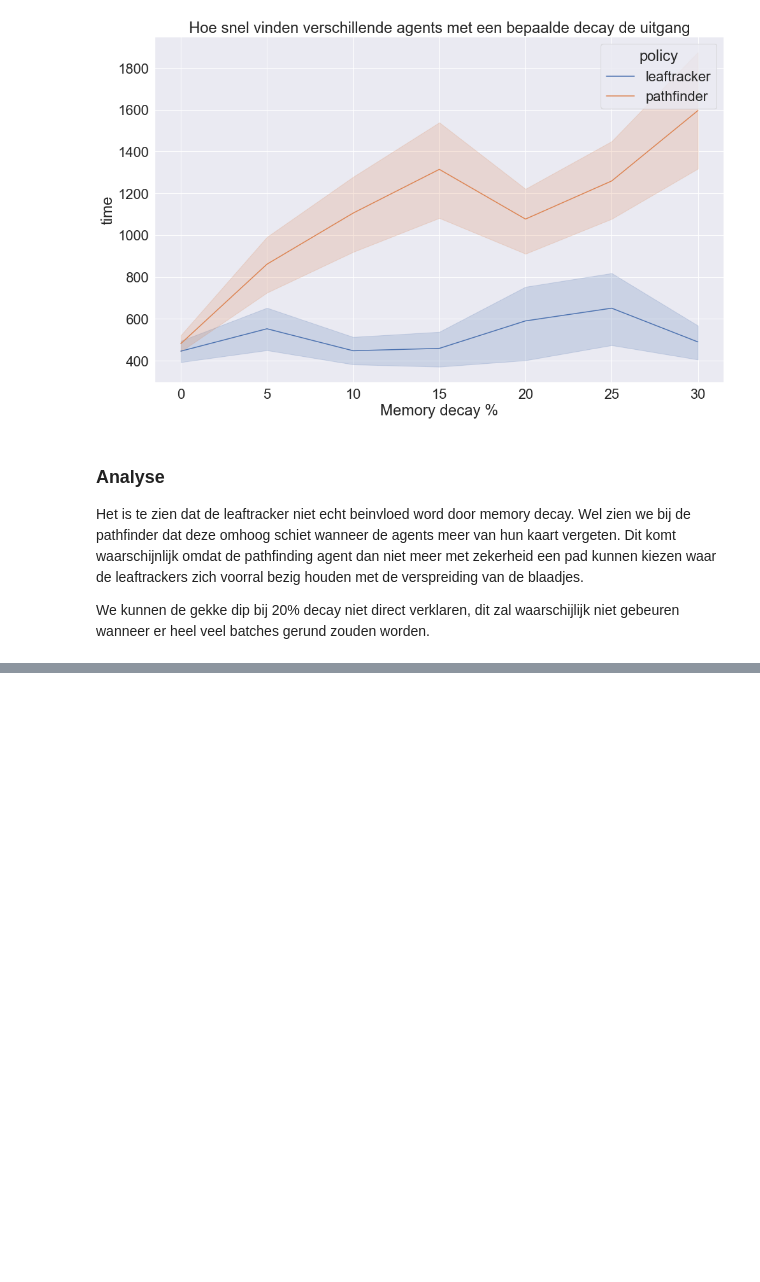
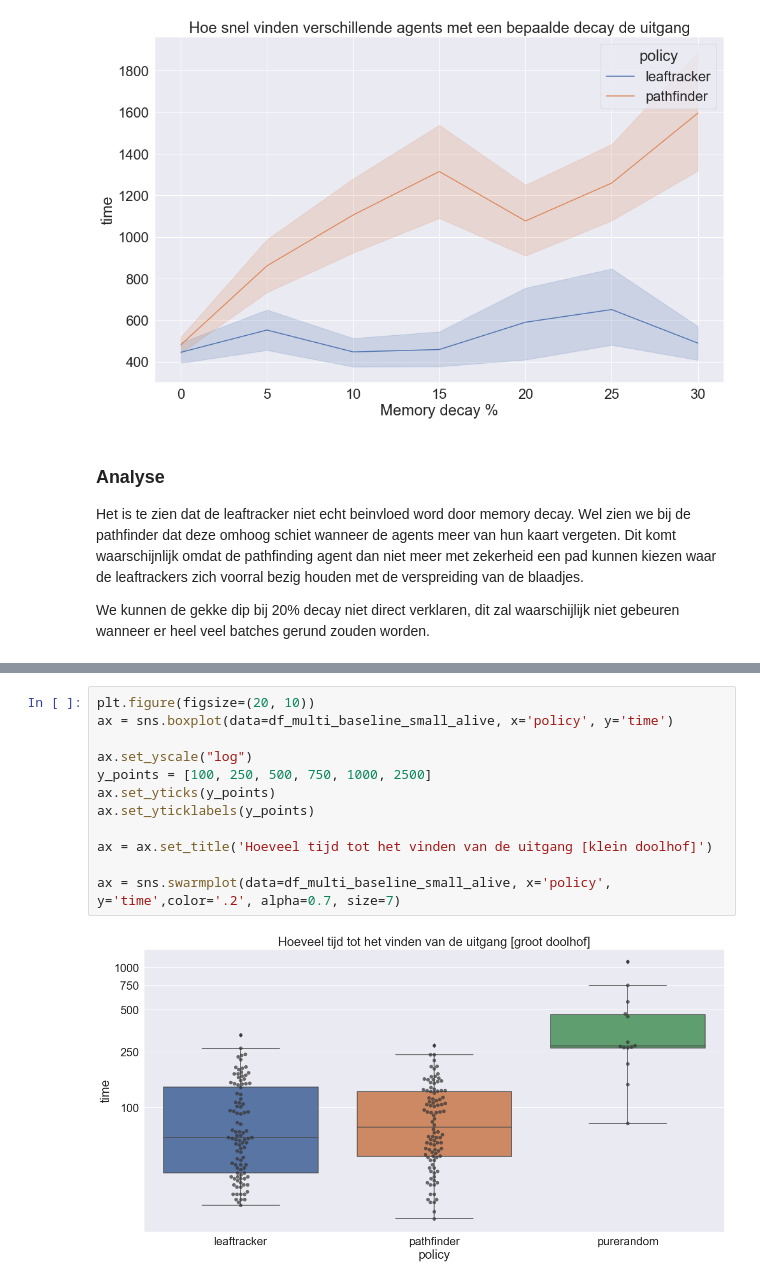
Before and after one commit to MariaDukmak/MazeRunner, a Jupyter notebook: analysis/Data analyse.ipynb, the cells around one changed output, grey strips where cells are left out. Cells and saved outputs as stored; diff of their text form; blank space fills up the shorter version.

```diff
--- a/analysis/Data analyse.ipynb
+++ b/analysis/Data analyse.ipynb
@@ -238,0 +341,14 @@ We kunnen de gekke dip bij 20% decay niet direct verklaren, dit zal waarschijlij
+# %%
+plt.figure(figsize=(20, 10))
+ax = sns.boxplot(data=df_multi_baseline_small_alive, x='policy', y='time')
+
+ax.set_yscale("log")
+y_points = [100, 250, 500, 750, 1000, 2500]
+ax.set_yticks(y_points)
+ax.set_yticklabels(y_points)
+
+ax = ax.set_title('Hoeveel tijd tot het vinden van de uitgang [klein doolhof]')
+
+ax = sns.swarmplot(data=df_multi_baseline_small_alive, x='policy', y='time',color='.2', alpha=0.7, size=7)
+# %% [output]
+[figure, added]
```
Also changed, not shown: parts of 11 cells of this notebook.
